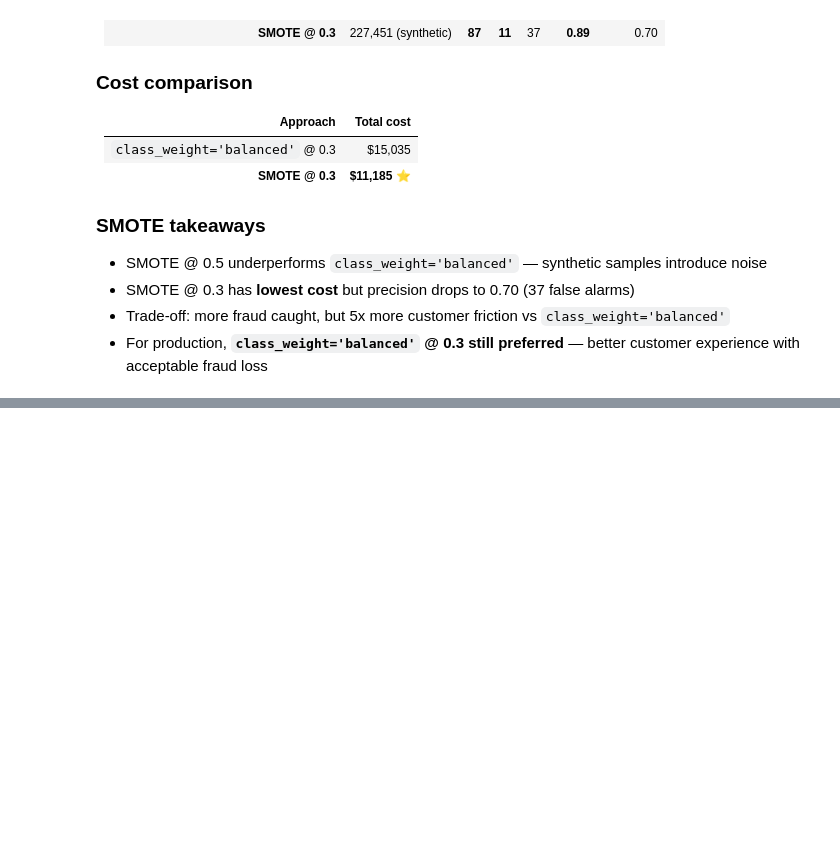
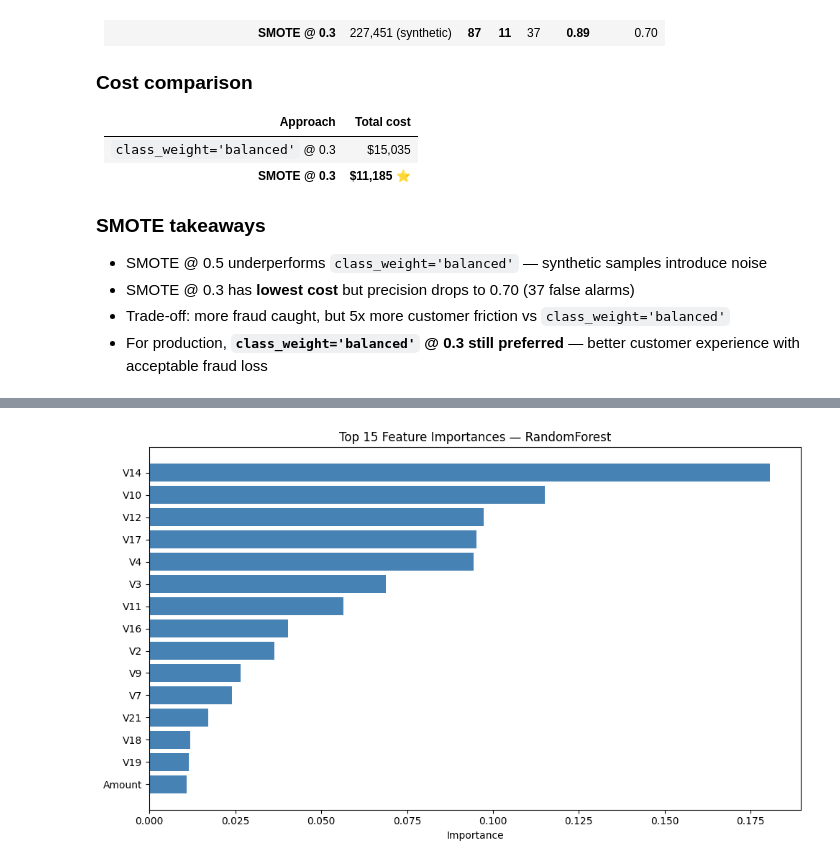
Before and after one commit to aeril716/fraud-detection, a Jupyter notebook: notebooks/02_advanced.ipynb, the cells around one changed output, grey strips where cells are left out. Cells and saved outputs as stored; diff of their text form; code cells hidden in the pictures; blank space fills up the shorter version.

Commit message:
Add GridSearchCV and feature importance analysis

```diff
--- a/notebooks/02_advanced.ipynb
+++ b/notebooks/02_advanced.ipynb
@@ -621,0 +780,13 @@ SMOTE generates synthetic minority samples to rebalance the training data, as an
+# %%
+import pandas as pd
+
+# Get feature importances from RF original
+feature_names = X.columns
+importances = model3.feature_importances_ #sklearn, randomforest에 내장
+
+# DF
+fi_df=pd.DataFrame({
+    'feature' : feature_names,
+    'importance': importances}).sort_values('importance', ascending=False)
+
+print(fi_df.head(15))
@@ -621,0 +810,13 @@ SMOTE generates synthetic minority samples to rebalance the training data, as an
+# %%
+import matplotlib.pyplot as plt
+
+top15 = fi_df.head(15)
+
+plt.figure(figsize=(10, 6))
+plt.barh(top15['feature'], top15['importance'], color='steelblue')
+plt.xlabel('Importance')
+plt.title('Top 15 Feature Importances — RandomForest')
+plt.gca().invert_yaxis()  # 1등이 위로 가게
+plt.tight_layout()
+plt.show()
+# %% [output]
@@ -621,0 +828 @@ SMOTE generates synthetic minority samples to rebalance the training data, as an
+[figure, added]
```
Also changed, not shown: parts of 12 cells of this notebook.
